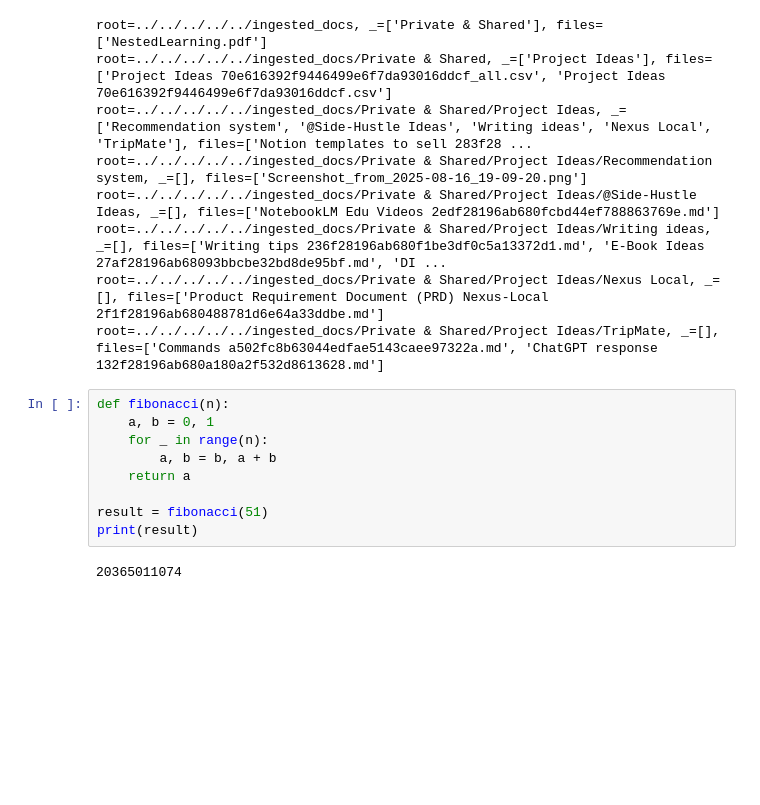
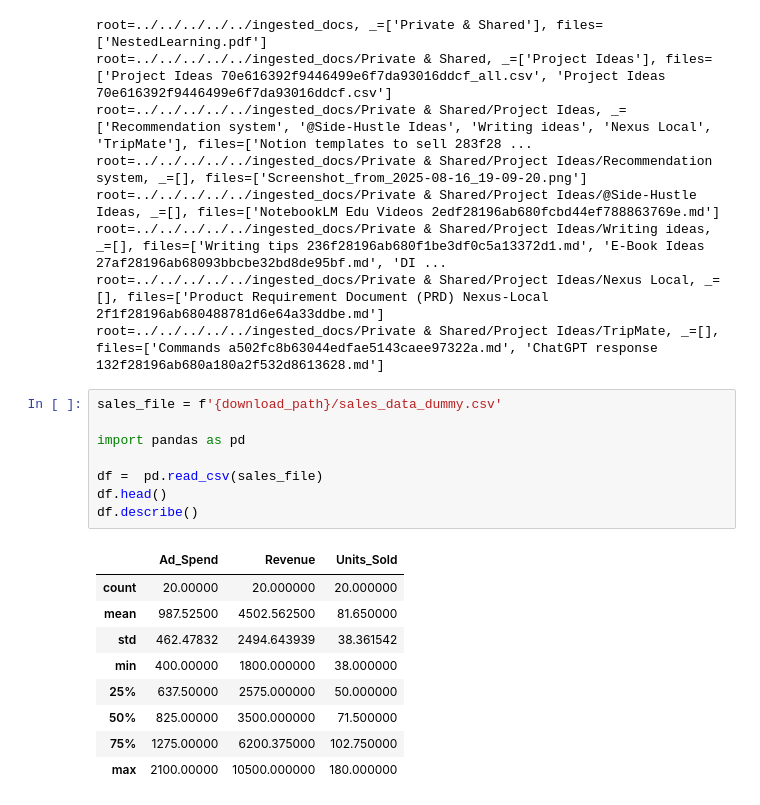
Before and after one commit to nayash/nexus-local, a Jupyter notebook: src/notebooks/exploratory.ipynb, the cells around one changed output. Drawn from its saved outputs; the diff is of its cells as text; blank space fills up the shorter version.

```diff
--- a/src/notebooks/exploratory.ipynb
+++ b/src/notebooks/exploratory.ipynb
@@ -131,13 +133,20 @@ root=../../../../../ingested_docs/Private & Shared/Project Ideas/Writing ideas,
 root=../../../../../ingested_docs/Private & Shared/Project Ideas/Nexus Local, _=[], files=['Product Requirement Document (PRD) Nexus-Local 2f1f28196ab680488781d6e64a33ddbe.md']
 root=../../../../../ingested_docs/Private & Shared/Project Ideas/TripMate, _=[], files=['Commands a502fc8b63044edfae5143caee97322a.md', 'ChatGPT response 132f28196ab680a180a2f532d8613628.md']
 # %%
-def fibonacci(n):
-    a, b = 0, 1
-    for _ in range(n):
-        a, b = b, a + b
-    return a
+sales_file = f'{download_path}/sales_data_dummy.csv'
 
-result = fibonacci(51)
-print(result)
+import pandas as pd
+
+df =  pd.read_csv(sales_file)
+df.head()
+df.describe()
 # %% [output]
-20365011074
+|  | Ad_Spend | Revenue | Units_Sold |
+| count | 20.00000 | 20.000000 | 20.000000 |
+| mean | 987.52500 | 4502.562500 | 81.650000 |
+| std | 462.47832 | 2494.643939 | 38.361542 |
+| min | 400.00000 | 1800.000000 | 38.000000 |
+| 25% | 637.50000 | 2575.000000 | 50.000000 |
+| 50% | 825.00000 | 3500.000000 | 71.500000 |
+| 75% | 1275.00000 | 6200.375000 | 102.750000 |
+| max | 2100.00000 | 10500.000000 | 180.000000 |
```
Also changed, not shown: parts of 2 cells of this notebook, 8 other files.
